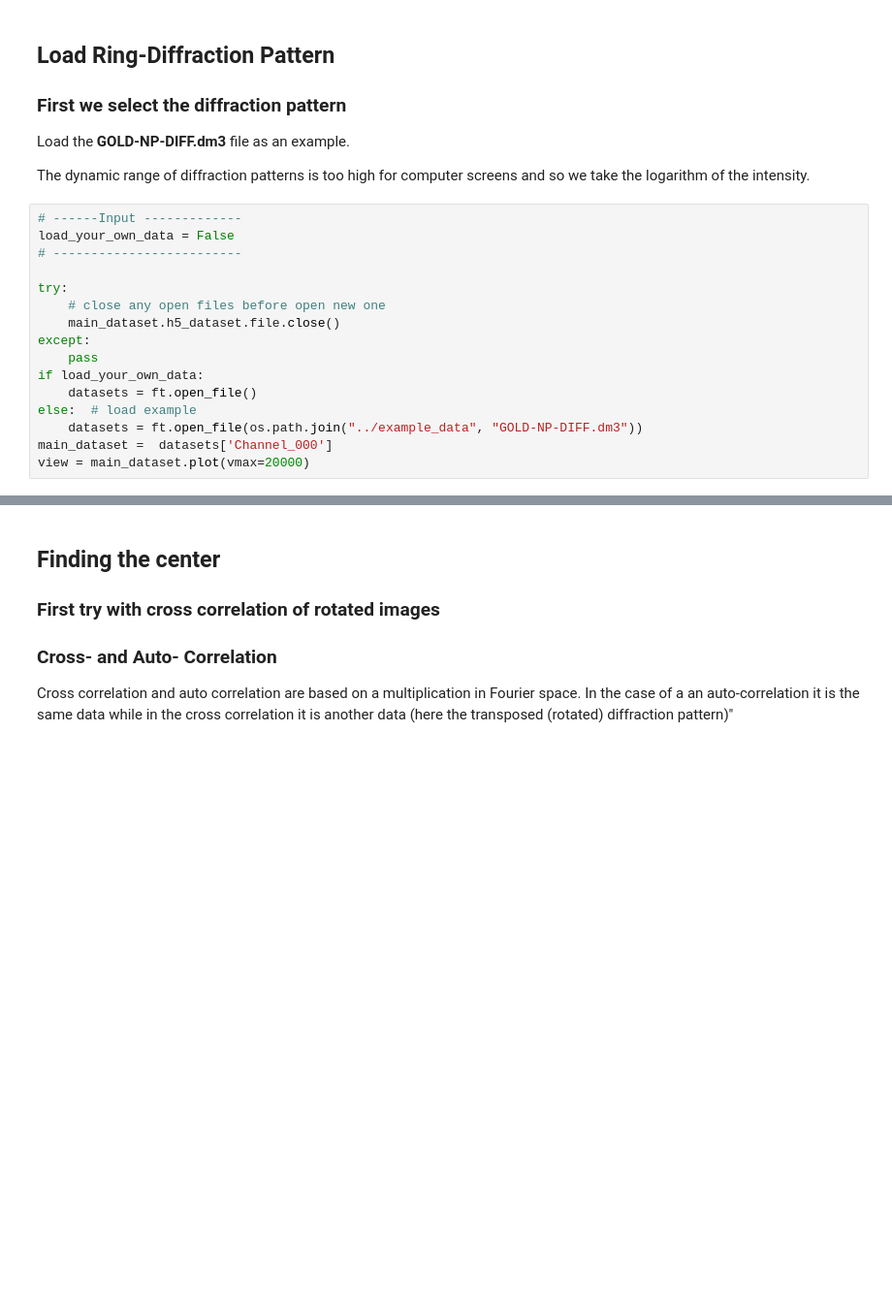
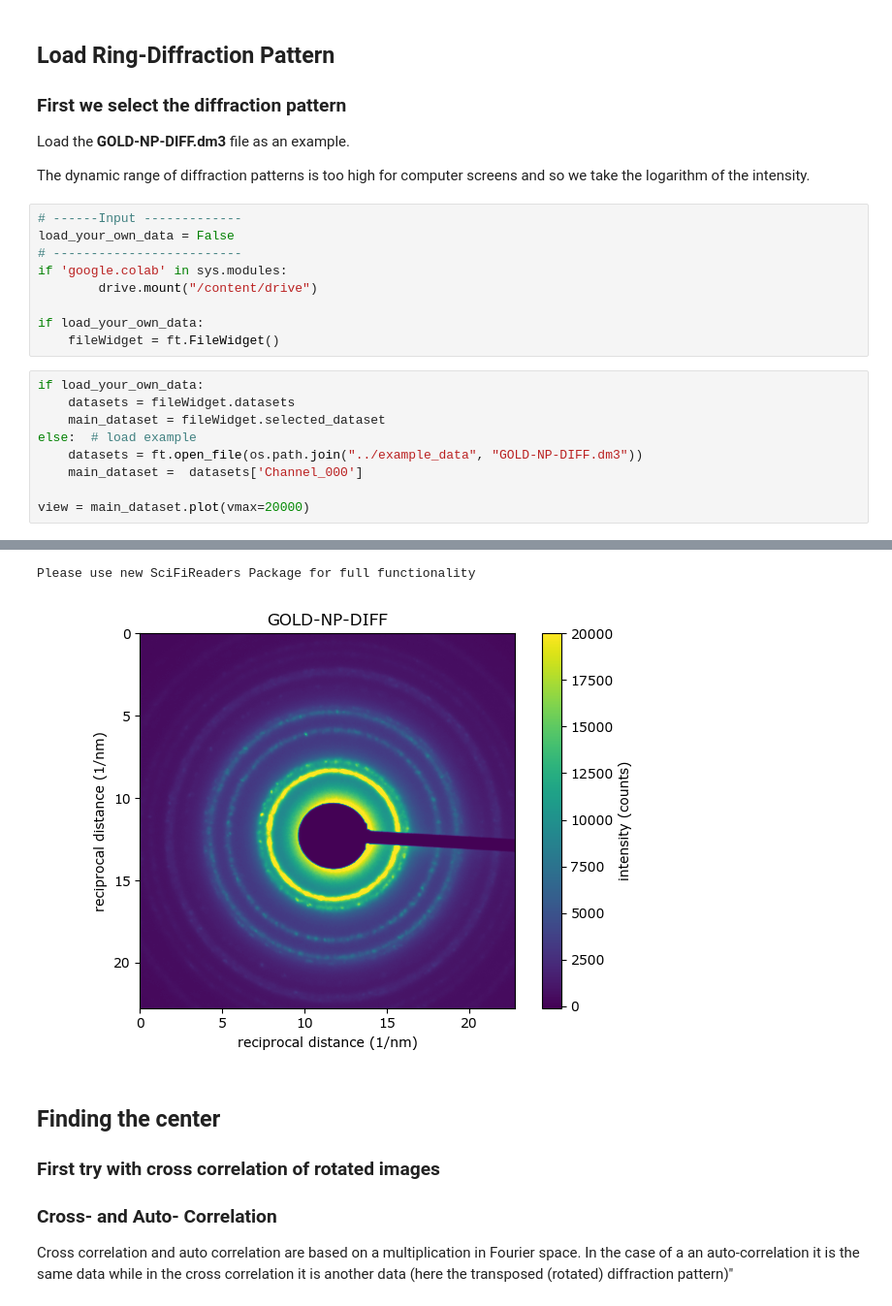
Before and after one commit to gduscher/MSE672-Introduction-to-TEM, a Jupyter notebook: Diffraction/CH2_05-Diffraction_Rings.ipynb, the cells around one changed output, grey strips where cells are left out. Shown at 97% size. Cells and saved outputs as stored; diff of their text form; blank space fills up the shorter version.

```diff
--- a/Diffraction/CH2_05-Diffraction_Rings.ipynb
+++ b/Diffraction/CH2_05-Diffraction_Rings.ipynb
@@ -84,20 +94,22 @@ notebook version:  2022.02.10
 Load the **GOLD-NP-DIFF.dm3** file as an example.
 
 The dynamic range of diffraction patterns is too high for computer screens and so we take the logarithm of the intensity.
+# %%
+# ------Input -------------
+load_your_own_data = False
+# -------------------------
+if 'google.colab' in sys.modules:
+        drive.mount("/content/drive")
+
+if load_your_own_data:
+    fileWidget = ft.FileWidget()
 # %%
-# ------Input -------------
-load_your_own_data = False
-# -------------------------
-
-try:
-    # close any open files before open new one
-    main_dataset.h5_dataset.file.close()
-except:
-    pass
 if load_your_own_data:
-    datasets = ft.open_file()
+    datasets = fileWidget.datasets
+    main_dataset = fileWidget.selected_dataset
 else:  # load example
     datasets = ft.open_file(os.path.join("../example_data", "GOLD-NP-DIFF.dm3"))
-main_dataset =  datasets['Channel_000']
+    main_dataset =  datasets['Channel_000']
+
 view = main_dataset.plot(vmax=20000)
 # %% [output]
@@ -106,3 +116,5 @@ view = main_dataset.plot(vmax=20000)
+Please use new SciFiReaders Package for full functionality
+[figure, added]
 # %% [markdown]
 ## Finding the center
 
```
Also changed, not shown: parts of 4 cells of this notebook.
